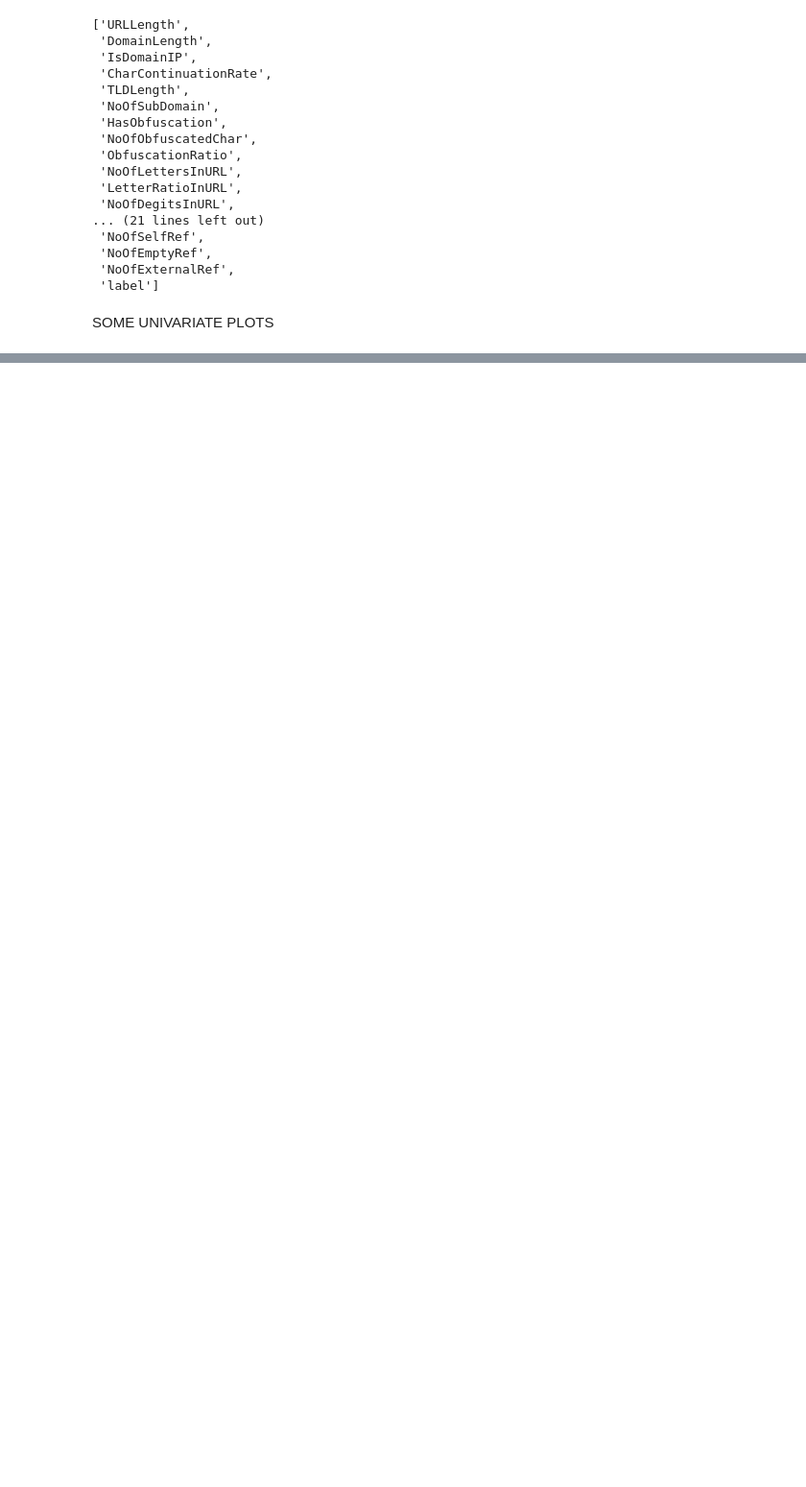
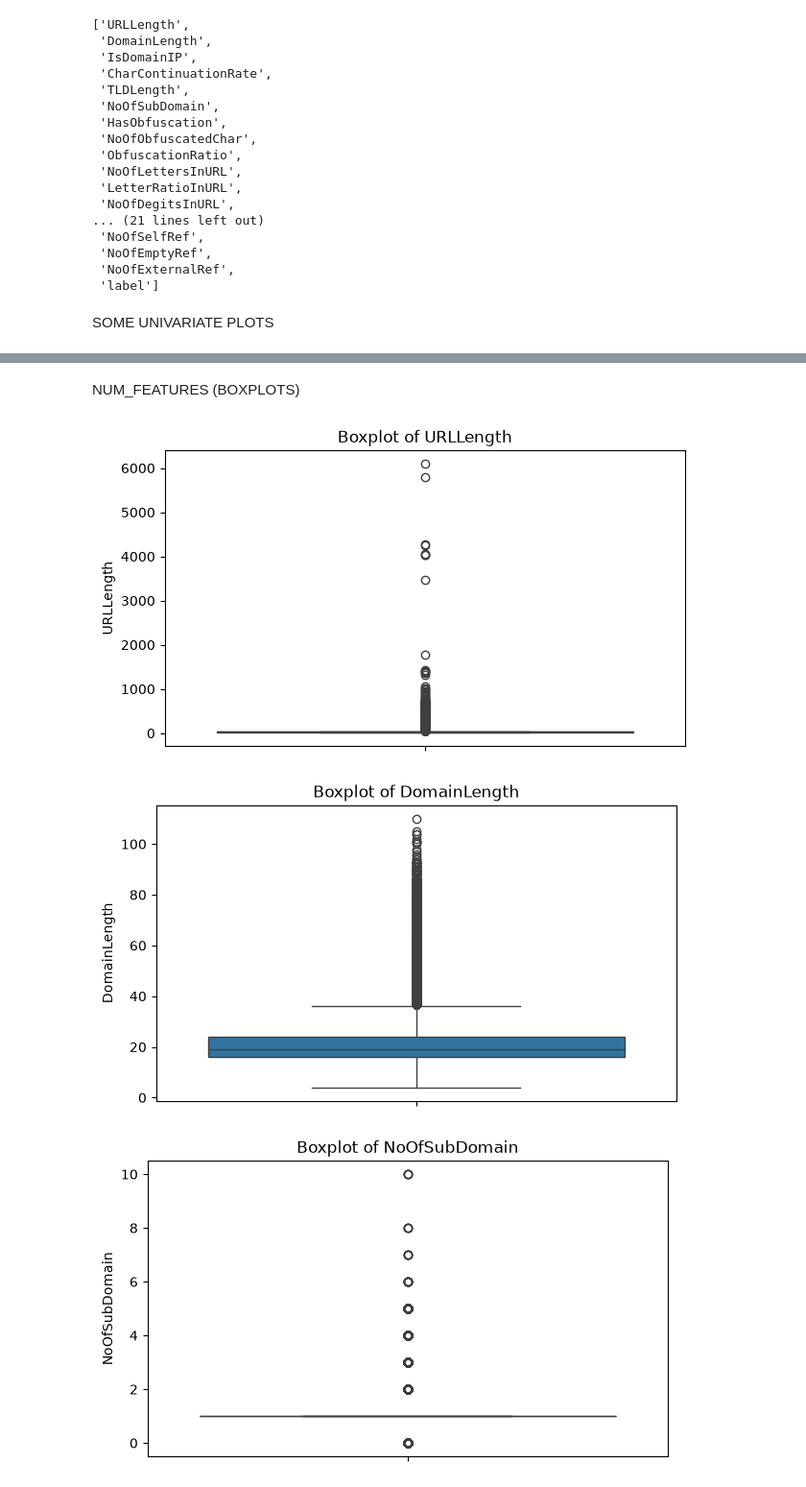
Before and after one commit to ameeqio/verfURL-intelligence, a Jupyter notebook: notebooks/eda.ipynb, the cells around one changed output, grey strips where cells are left out. Shown at 96% size. Saved outputs shown, nothing was run; the diff lists cells and outputs as text; code cells hidden in the pictures; blank space fills up the shorter version.

```diff
--- a/notebooks/eda.ipynb
+++ b/notebooks/eda.ipynb
@@ -177,0 +190,14 @@ for attr in length_attributes:
+# %% [markdown]
+NUM_FEATURES (BOXPLOTS)
+# %%
+for feature in numerical_features:
+    plt.figure(figsize = (7, 4))
+
+    sns.boxplot(data = data_mod, y = feature)
+
+    plt.title(f"Boxplot of {feature}")
+    plt.show()
+# %% [output]
+[figure, added]
+[figure, added]
+[figure, added]
```
Also changed, not shown: parts of 22 cells of this notebook, 3 other files.
